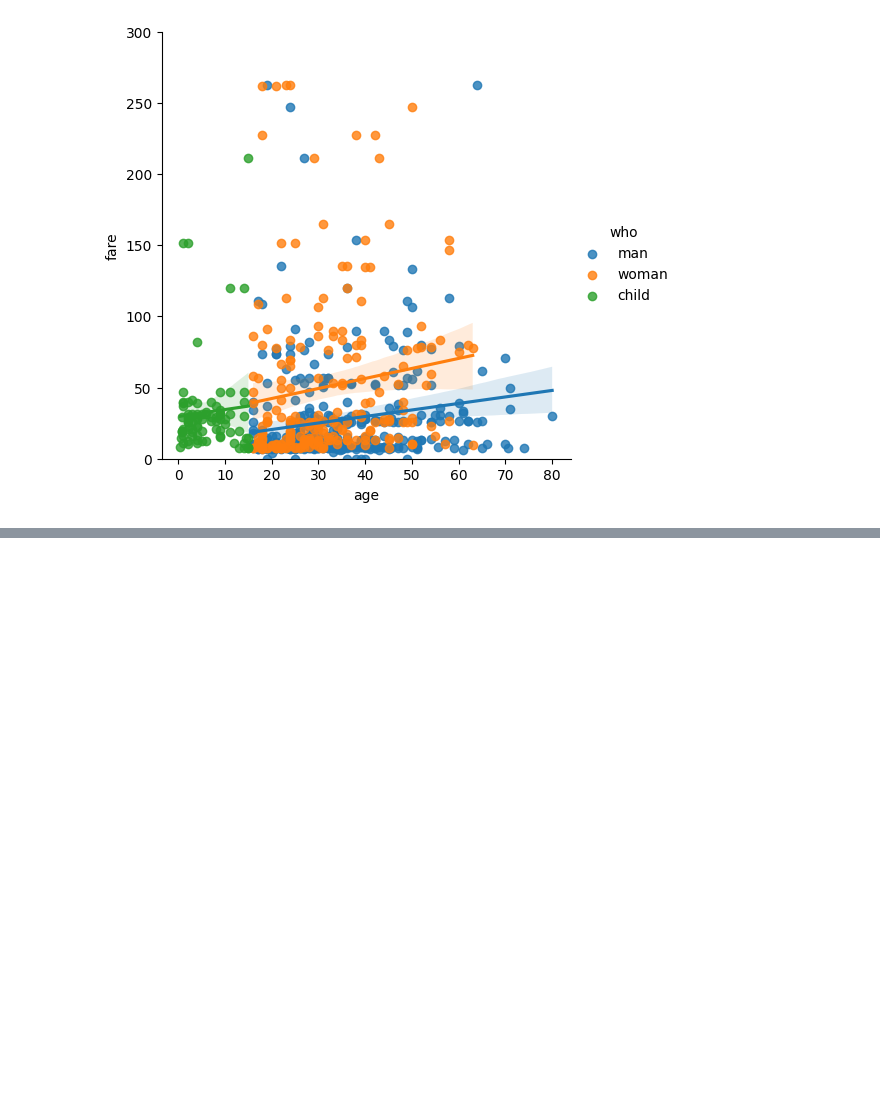
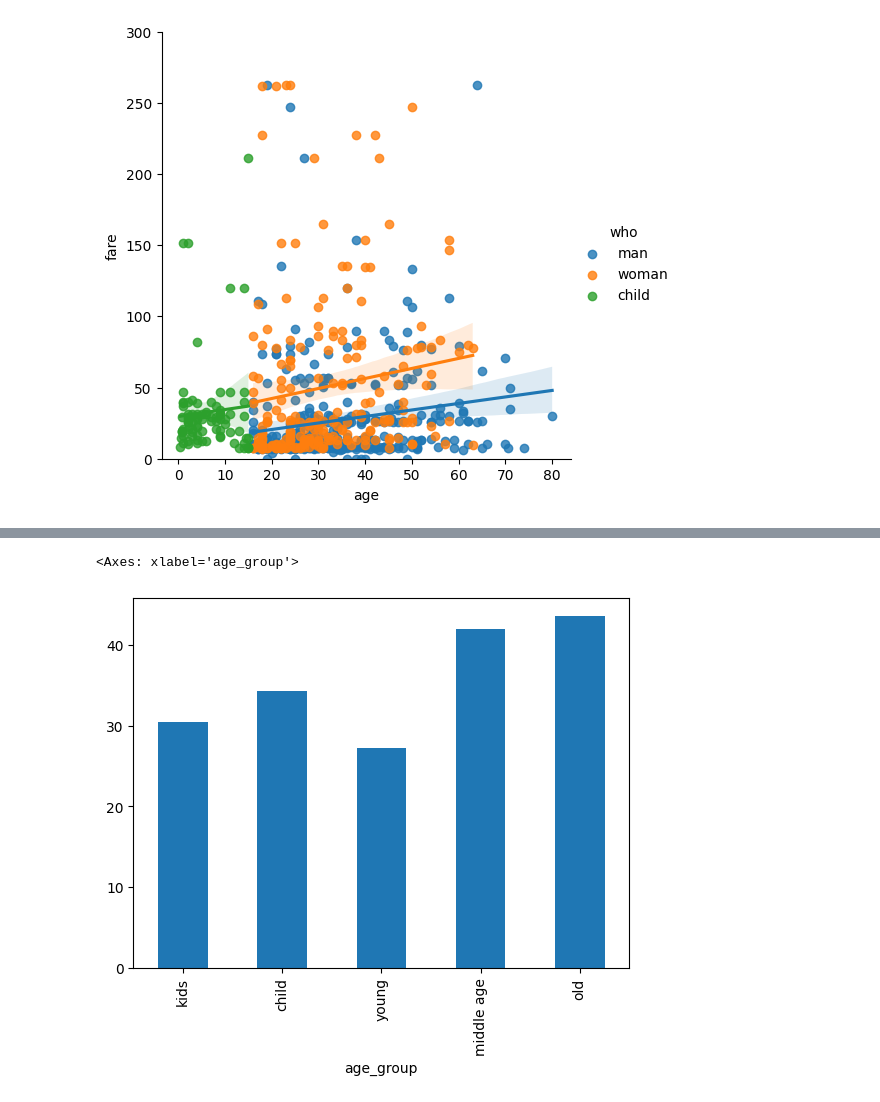
Before and after one commit to gak92/pkc2023, a Jupyter notebook: day_13/data_wrangling.ipynb, the cells around one changed output, grey strips where cells are left out. Cells and saved outputs as stored; diff of their text form; code cells hidden in the pictures; blank space fills up the shorter version.

```diff
--- a/day_13/data_wrangling.ipynb
+++ b/day_13/data_wrangling.ipynb
@@ -317,0 +369,5 @@ plt.ylim(0,300)
+# %%
+df.groupby('age_group')['fare'].mean().plot(kind='bar')
+# %% [output]
+<Axes: xlabel='age_group'>
+[figure, added]
```
Also changed, not shown: parts of 11 cells of this notebook.
